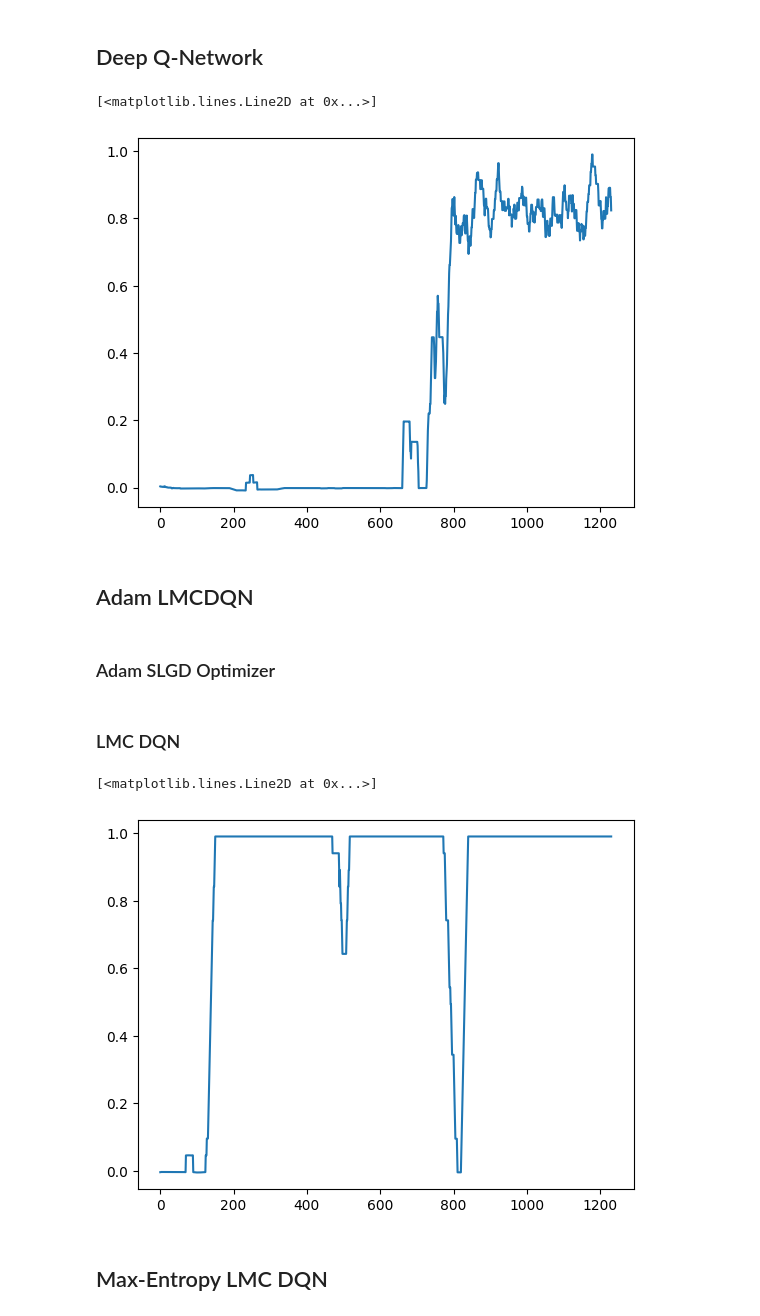
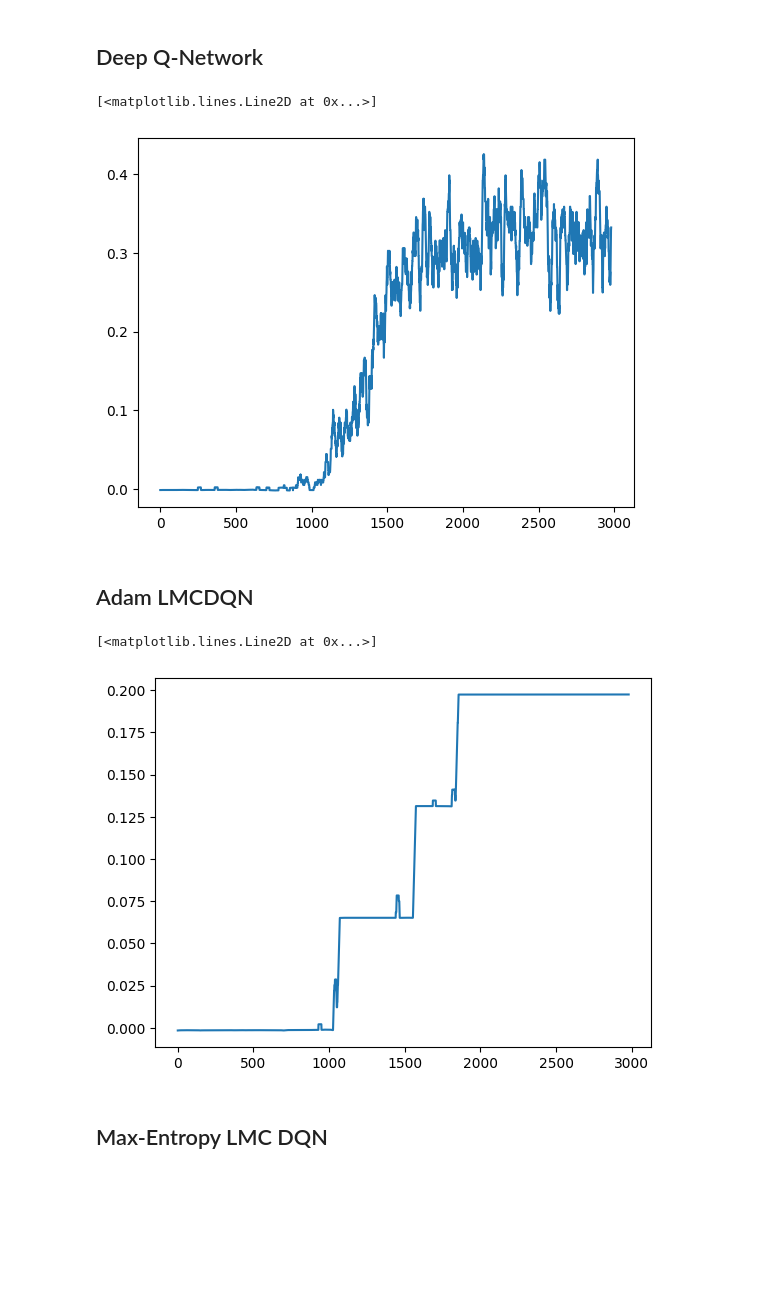
Before and after one commit to keertanavc/experior, a Jupyter notebook: max_ent_deep_sea.ipynb, the cells around one changed output. Drawn from its saved outputs; the diff is of its cells as text; code cells hidden in the pictures; blank space fills up the shorter version.

```diff
--- a/max_ent_deep_sea.ipynb
+++ b/max_ent_deep_sea.ipynb
@@ -282,23 +87,0 @@ class Trajectory(NamedTuple):
-# %%
-cnfg.update("jax_disable_jit", False)
-rng = PRNGSequence(42)
-env = DeepSea(size=config["HORIZON"])
-params = env.default_params
-params = jax.vmap(env.init_env, in_axes=(0, None))(jax.random.split(next(rng), config["N_TRAJECTORY"]), params)
-
-def optimal_rollout(key, params):
-    obs, state = env.reset_env(key, params)
-    def _env_step(runner_state, _):
-      state, rng, obs = runner_state
-      rng, rng_ = jax.random.split(rng)
-      action = env.optimal_policy(rng_, state, params)
-      rng, rng_ = jax.random.split(rng)
-      next_obs, next_state, reward, done, info = env.step(rng_, state, action, params)
-      runner_state = (next_state, rng, next_obs)
-      return runner_state, Trajectory(action, state, reward, obs)
-
-    runner_state = (state, key, obs)
-    runner_state, trajectory = jax.lax.scan(_env_step, runner_state, None, config["HORIZON"])
-    return trajectory
-
-expert_trajectories = jax.vmap(optimal_rollout, in_axes=(0, 0))(jax.random.split(next(rng), config["N_TRAJECTORY"]), params)
@@ -304,0 +90,7 @@ expert_trajectories = jax.vmap(optimal_rollout, in_axes=(0, 0))(jax.random.split
+# %%
+jax.config.update("jax_disable_jit", False)
+rng = PRNGSequence(42)
+expert_trajectories = generate_optimal_trajectories(next(rng),
+                                                    env,
+                                                    expert_config["n_trajectories"],
+                                                    env_config["horizon"])
@@ -448,15 +109,17 @@ def make_dqn_train(config):
+# %%
+from experior.agents import make_dqn_train
+q_network = QNetwork(n_actions=env.num_actions, **q_network_config)
+dqn_train = make_dqn_train(env=env, q_network=q_network, num_envs=env_config["num_envs"], **dqn_config)
 # %%
-cnfg.update("jax_disable_jit", False)
-train_dqn = jax.jit(make_dqn_train(config))
-runner_state, output = train_dqn(jax.random.PRNGKey(1234))
+jax.config.update("jax_disable_jit", False)
+dqn_train = jax.jit(dqn_train)
+runner_state, dqn_output = dqn_train(jax.random.PRNGKey(4536))
 # %%
 import matplotlib.pyplot as plt
-per_episode_reward = output['reward'].mean(axis=-1).reshape(-1, config["HORIZON"]).sum(axis=-1)
+per_episode_reward = dqn_output['reward'].mean(axis=-1).reshape(-1, env_config["horizon"]).sum(axis=-1)
 plt.plot(moving_average(per_episode_reward, 20))
 # %% [output]
 [<matplotlib.lines.Line2D at 0x...>]
-[figure, old version]
+[figure, new version]
 # %% [markdown]
 ## Adam LMCDQN
-# %% [markdown]
-### Adam SLGD Optimizer
@@ -536,2 +125,0 @@ def adam_slgd(learning_rate,
-# %% [markdown]
-### LMC DQN
@@ -655,9 +134,9 @@ runner_state, lmc_output = train_lmc(jax.random.PRNGKey(1234))
 # %%
 import matplotlib.pyplot as plt
-per_episode_reward = lmc_output['reward'].mean(axis=-1).reshape(-1, config["HORIZON"]).sum(axis=-1)
+per_episode_reward = lmc_dqn_output['reward'].mean(axis=-1).reshape(-1, env_config["horizon"]).sum(axis=-1)
 plt.plot(moving_average(per_episode_reward, 20))
 # %% [output]
 [<matplotlib.lines.Line2D at 0x...>]
-[figure, old version]
+[figure, new version]
 # %% [markdown]
 ## Max-Entropy LMC DQN
```
Also changed, not shown: parts of 21 cells of this notebook, 12 other files.
